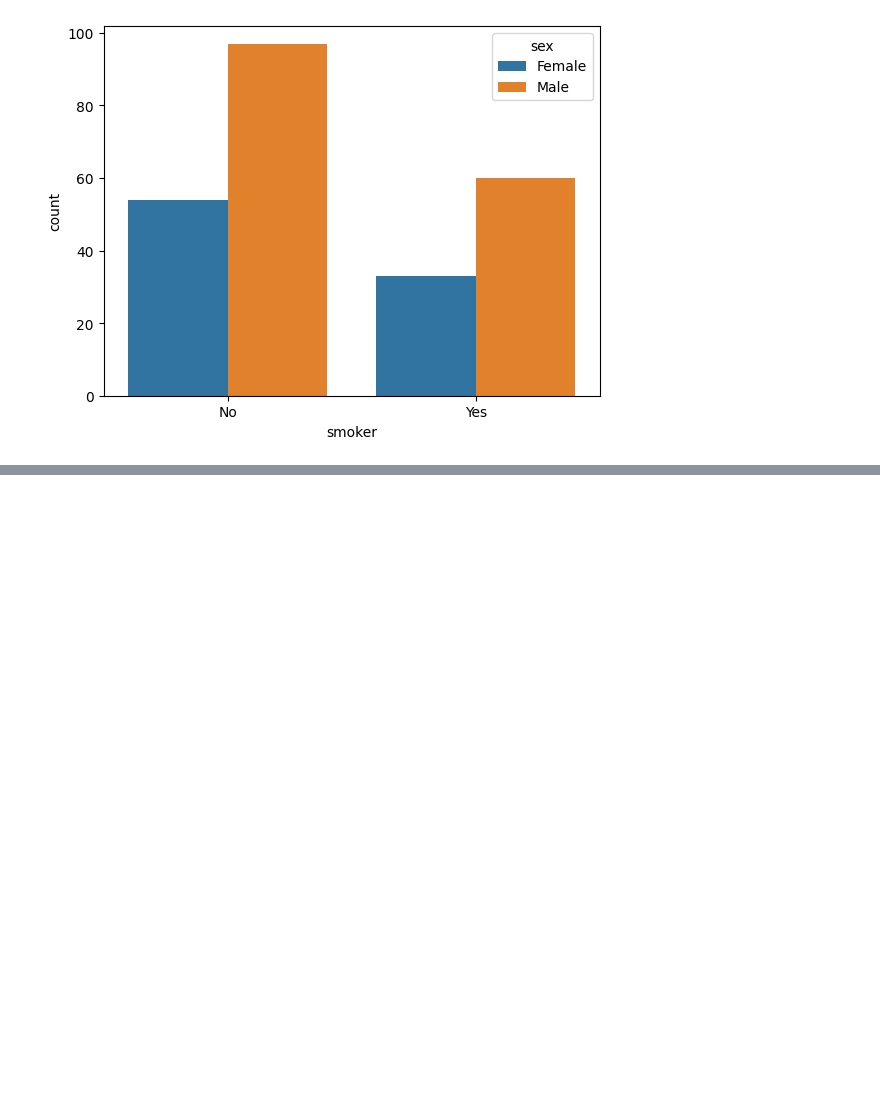
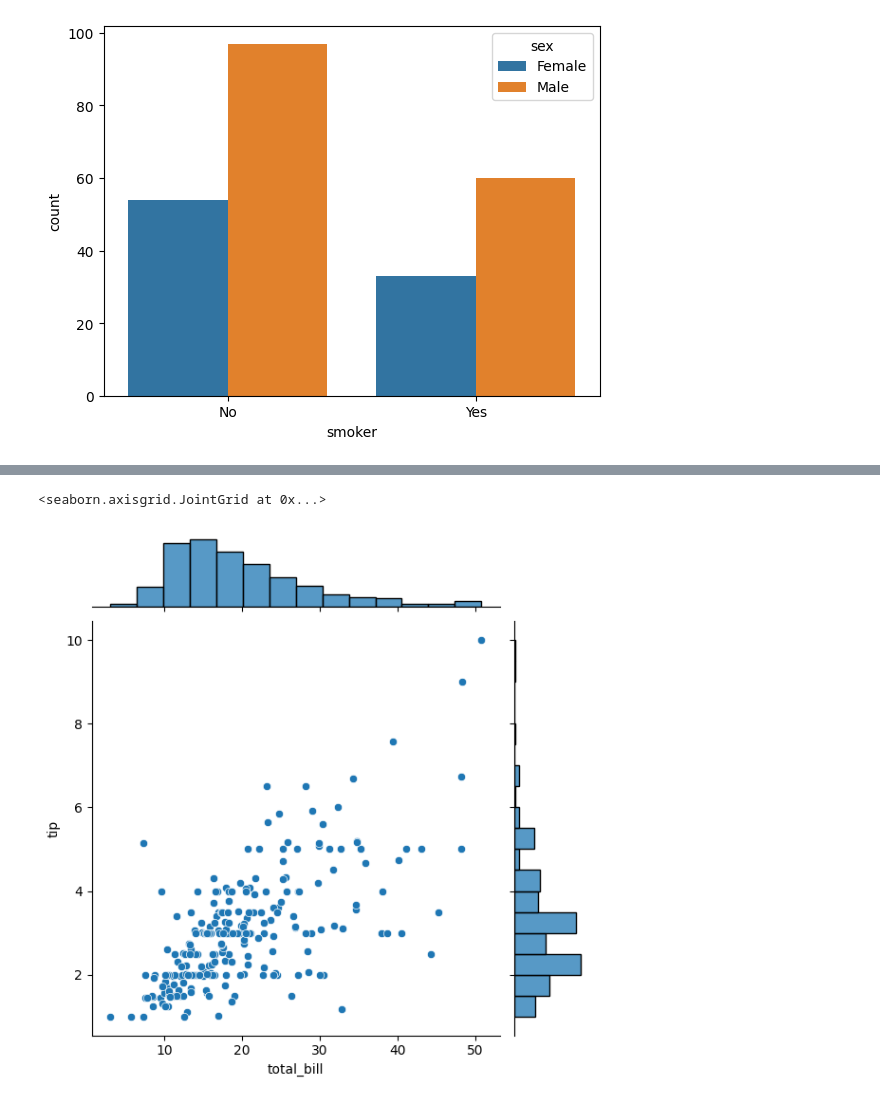
Before and after one commit to sahithivemula99/Hacker-rank-in-c-program, a Jupyter notebook: Untitled10.ipynb, the cells around one changed output, grey strips where cells are left out. Drawn from its saved outputs; the diff is of its cells as text; code cells hidden in the pictures; blank space fills up the shorter version.

```diff
--- a/Untitled10.ipynb
+++ b/Untitled10.ipynb
@@ -176,0 +189,5 @@ sns.countplot(x=tips_data["smoker"],hue=tips_data["sex"])
+# %%
+sns.jointplot(x=tips_data["total_bill"],y=tips_data['tip'])
+# %% [output]
+<seaborn.axisgrid.JointGrid at 0x...>
+[figure, added]
```
Also changed, not shown: parts of 4 cells of this notebook.
